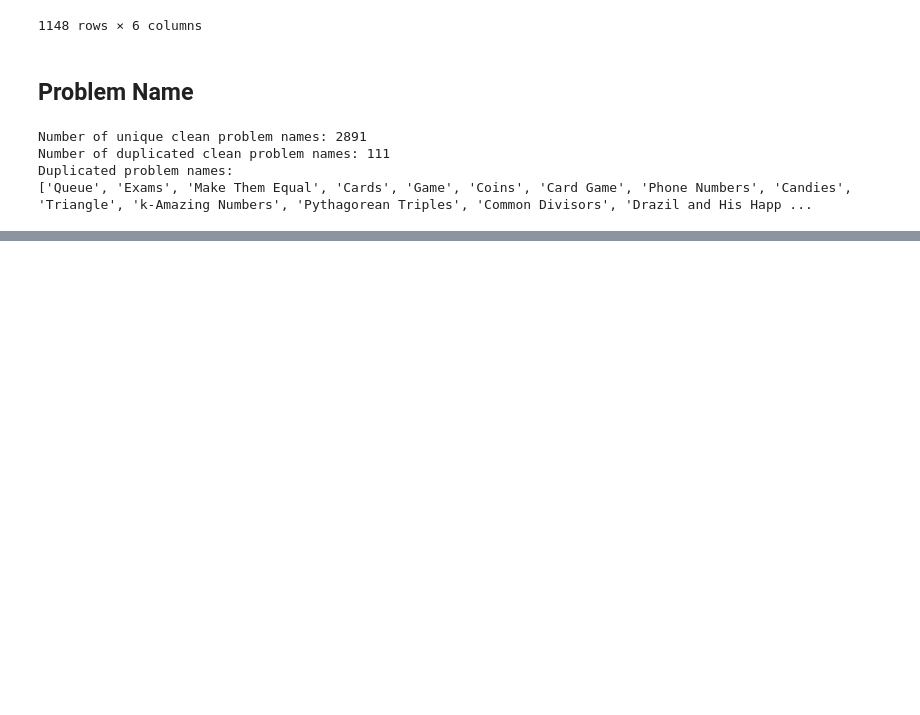
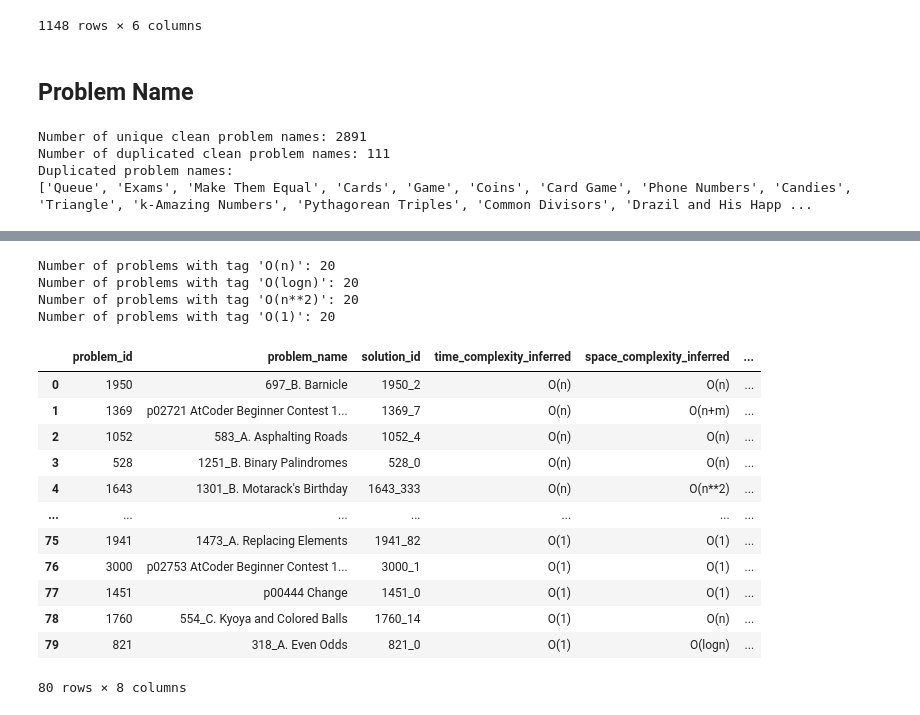
Before and after one commit to chiaranb/NLP-Project, a Jupyter notebook: Preliminary_Analysis_Indexing.ipynb, the cells around one changed output, grey strips where cells are left out. Drawn from its saved outputs; the diff is of its cells as text; code cells hidden in the pictures; blank space fills up the shorter version.

```diff
--- a/Preliminary_Analysis_Indexing.ipynb
+++ b/Preliminary_Analysis_Indexing.ipynb
@@ -1647,0 +3128,5 @@ df_problem_and_human_solutions_list = df_problem_and_human_solutions_list.drop(c
+# %%
+# Optional: Save the tokenized code with comments to a file
+with open("tokenized_code_wcomm.pkl", "wb") as f:
+    for item in tokenized_code_with_comments:
+        pickle.dump(item, f)
@@ -1647,0 +3363,55 @@ df_problem_and_human_solutions_list = df_problem_and_human_solutions_list.drop(c
+# %%
+import pandas as pd
+
+# Selected tags for sampling
+selected_tags = ["O(n)", "O(logn)", "O(n**2)", "O(1)"]
+samples = []
+
+# Iterate through the selected tags and sample solutions with those complexity labels
+for tag in selected_tags:
+    # Filtra le righe che hanno esattamente quel tag
+    df_tag = df_complexity_labels_light_we[
+        df_complexity_labels_light_we["time_complexity_inferred"].apply(
+            lambda t: t == tag if isinstance(t, str) else False
+        )
+    ]
+    # Remove duplicate solutions for the same problem (e.g., 'problem_id')
+    df_tag_unique = df_tag.drop_duplicates(subset="problem_id")
+
+    #
+    # If there are at least 20 distinct problems with that tag, sample them randomly
+    # Otherwise, take all the available ones
+    if len(df_tag_unique) >= 20:
+        df_sample = df_tag_unique.sample(n=20, random_state=42)
+    else:
+        df_sample = df_tag_unique.copy()
+
+    # Add the selected tag to the samples
+    df_sample["selected_tag"] = tag
+    # Append all the samples in a unified list of dataframes
+    samples.append(df_sample)
+    print(f"Number of problems with tag '{tag}': {len(df_sample)}")
+
+# Concatenate all samples into a single DataFrame
+df_solution_selected = pd.concat(samples, ignore_index=True)
+# %% [output]
+Number of problems with tag 'O(n)': 20
+Number of problems with tag 'O(logn)': 20
+Number of problems with tag 'O(n**2)': 20
+Number of problems with tag 'O(1)': 20
+# %%
+df_solution_selected
+# %% [output]
+|  | problem_id | problem_name | solution_id | time_complexity_inferred | space_complexity_inferred | ... |
+| 0 | 1950 | 697_B. Barnicle | 1950_2 | O(n) | O(n) | ... |
+| 1 | 1369 | p02721 AtCoder Beginner Contest 1... | 1369_7 | O(n) | O(n+m) | ... |
+| 2 | 1052 | 583_A. Asphalting Roads | 1052_4 | O(n) | O(n) | ... |
+| 3 | 528 | 1251_B. Binary Palindromes | 528_0 | O(n) | O(n) | ... |
+| 4 | 1643 | 1301_B. Motarack's Birthday | 1643_333 | O(n) | O(n**2) | ... |
+| ... | ... | ... | ... | ... | ... | ... |
+| 75 | 1941 | 1473_A. Replacing Elements | 1941_82 | O(1) | O(1) | ... |
+| 76 | 3000 | p02753 AtCoder Beginner Contest 1... | 3000_1 | O(1) | O(1) | ... |
+| 77 | 1451 | p00444 Change | 1451_0 | O(1) | O(1) | ... |
+| 78 | 1760 | 554_C. Kyoya and Colored Balls | 1760_14 | O(1) | O(n) | ... |
+| 79 | 821 | 318_A. Even Odds | 821_0 | O(1) | O(logn) | ... |
+80 rows × 8 columns
```
Also changed, not shown: parts of 177 cells of this notebook.
